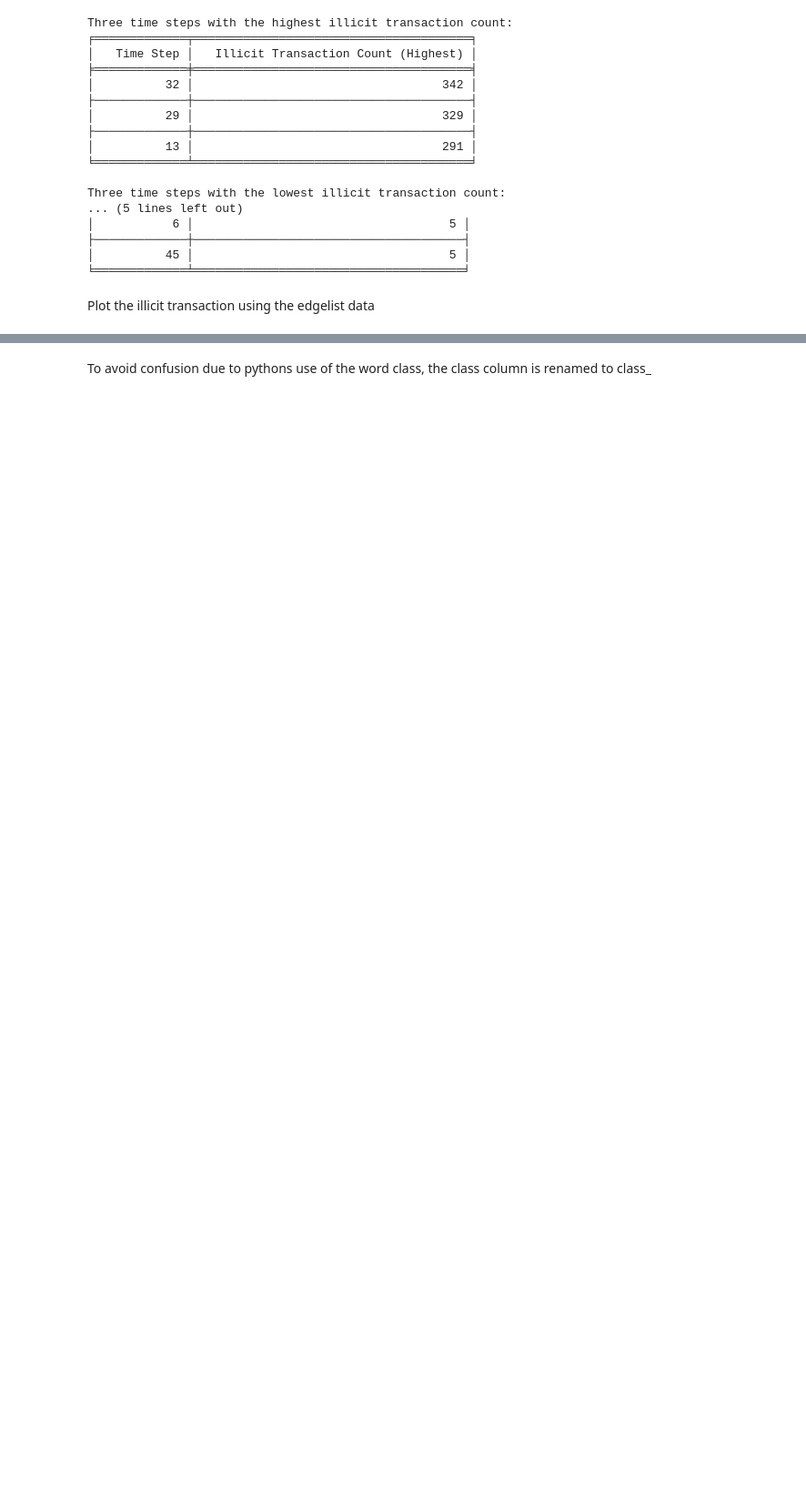
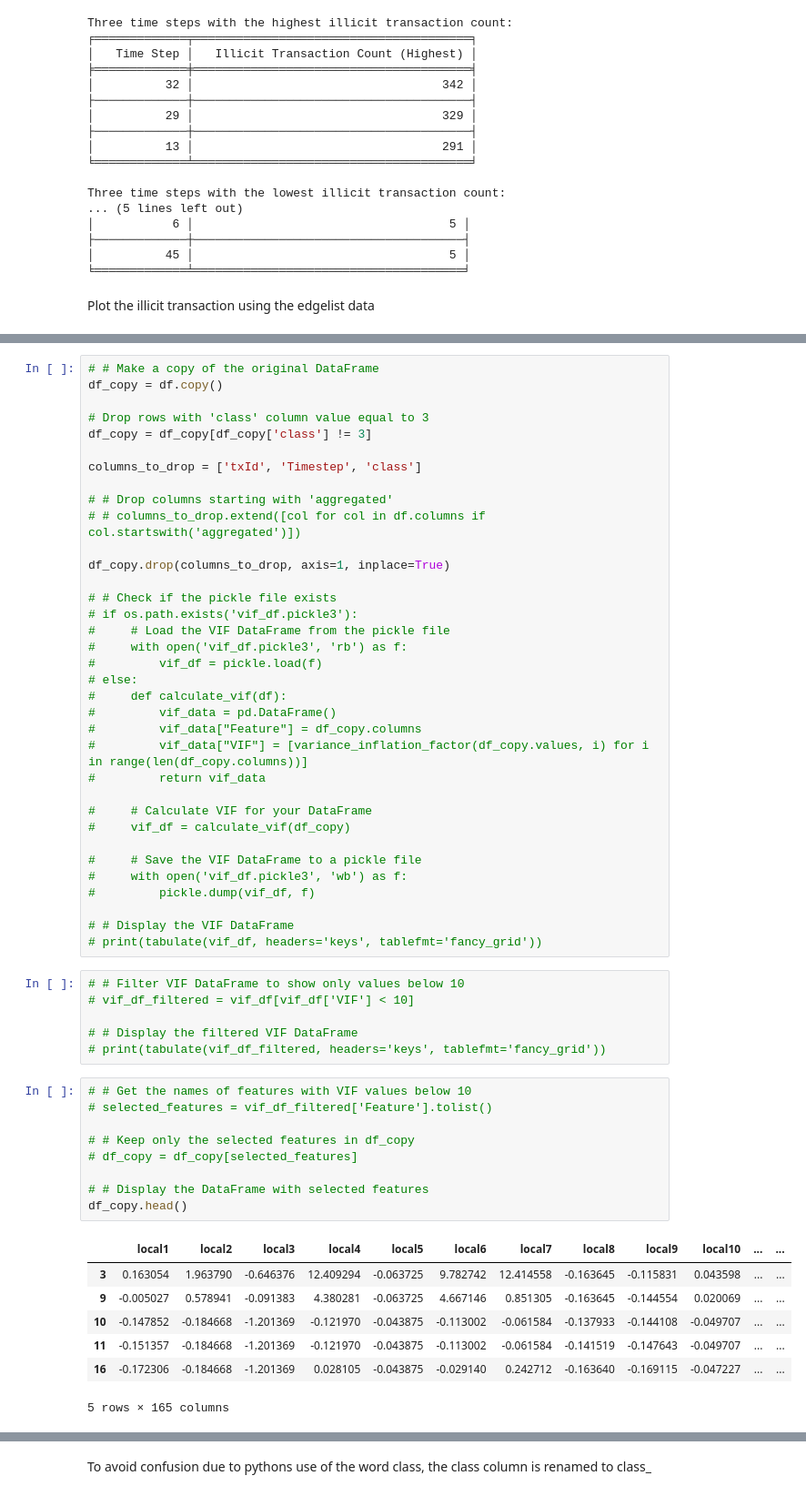
Before and after one commit to Jochemvis/System-Development-for-Fintech, a Jupyter notebook: AML.ipynb, the cells around one changed output, grey strips where cells are left out. Shown at 91% size. Saved outputs shown, nothing was run; the diff lists cells and outputs as text; blank space fills up the shorter version.

```diff
--- a/AML.ipynb
+++ b/AML.ipynb
@@ -293,0 +352,58 @@ plt.show()
+# %%
+# # Make a copy of the original DataFrame
+df_copy = df.copy()
+
+# Drop rows with 'class' column value equal to 3
+df_copy = df_copy[df_copy['class'] != 3]
+
+columns_to_drop = ['txId', 'Timestep', 'class']
+
+# # Drop columns starting with 'aggregated'
+# # columns_to_drop.extend([col for col in df.columns if col.startswith('aggregated')])
+
+df_copy.drop(columns_to_drop, axis=1, inplace=True)
+
+# # Check if the pickle file exists
+# if os.path.exists('vif_df.pickle3'):
+#     # Load the VIF DataFrame from the pickle file
+#     with open('vif_df.pickle3', 'rb') as f:
+#         vif_df = pickle.load(f)
+# else:
+#     def calculate_vif(df):
+#         vif_data = pd.DataFrame()
+#         vif_data["Feature"] = df_copy.columns
+#         vif_data["VIF"] = [variance_inflation_factor(df_copy.values, i) for i in range(len(df_copy.columns))]
+#         return vif_data
+
+#     # Calculate VIF for your DataFrame
+#     vif_df = calculate_vif(df_copy)
+
+#     # Save the VIF DataFrame to a pickle file
+#     with open('vif_df.pickle3', 'wb') as f:
+#         pickle.dump(vif_df, f)
+
+# # Display the VIF DataFrame
+# print(tabulate(vif_df, headers='keys', tablefmt='fancy_grid'))
+# %%
+# # Filter VIF DataFrame to show only values below 10
+# vif_df_filtered = vif_df[vif_df['VIF'] < 10]
+
+# # Display the filtered VIF DataFrame
+# print(tabulate(vif_df_filtered, headers='keys', tablefmt='fancy_grid'))
+# %%
+# # Get the names of features with VIF values below 10
+# selected_features = vif_df_filtered['Feature'].tolist()
+
+# # Keep only the selected features in df_copy
+# df_copy = df_copy[selected_features]
+
+# # Display the DataFrame with selected features
+df_copy.head()
+# %% [output]
+|  | local1 | local2 | local3 | local4 | local5 | local6 | local7 | local8 | local9 | local10 | ... | ... |
+| 3 | 0.163054 | 1.963790 | -0.646376 | 12.409294 | -0.063725 | 9.782742 | 12.414558 | -0.163645 | -0.115831 | 0.043598 | ... | ... |
+| 9 | -0.005027 | 0.578941 | -0.091383 | 4.380281 | -0.063725 | 4.667146 | 0.851305 | -0.163645 | -0.144554 | 0.020069 | ... | ... |
+| 10 | -0.147852 | -0.184668 | -1.201369 | -0.121970 | -0.043875 | -0.113002 | -0.061584 | -0.137933 | -0.144108 | -0.049707 | ... | ... |
+| 11 | -0.151357 | -0.184668 | -1.201369 | -0.121970 | -0.043875 | -0.113002 | -0.061584 | -0.141519 | -0.147643 | -0.049707 | ... | ... |
+| 16 | -0.172306 | -0.184668 | -1.201369 | 0.028105 | -0.043875 | -0.029140 | 0.242712 | -0.163640 | -0.169115 | -0.047227 | ... | ... |
+5 rows × 165 columns
```
Also changed, not shown: parts of 34 cells of this notebook, 1 other file.
